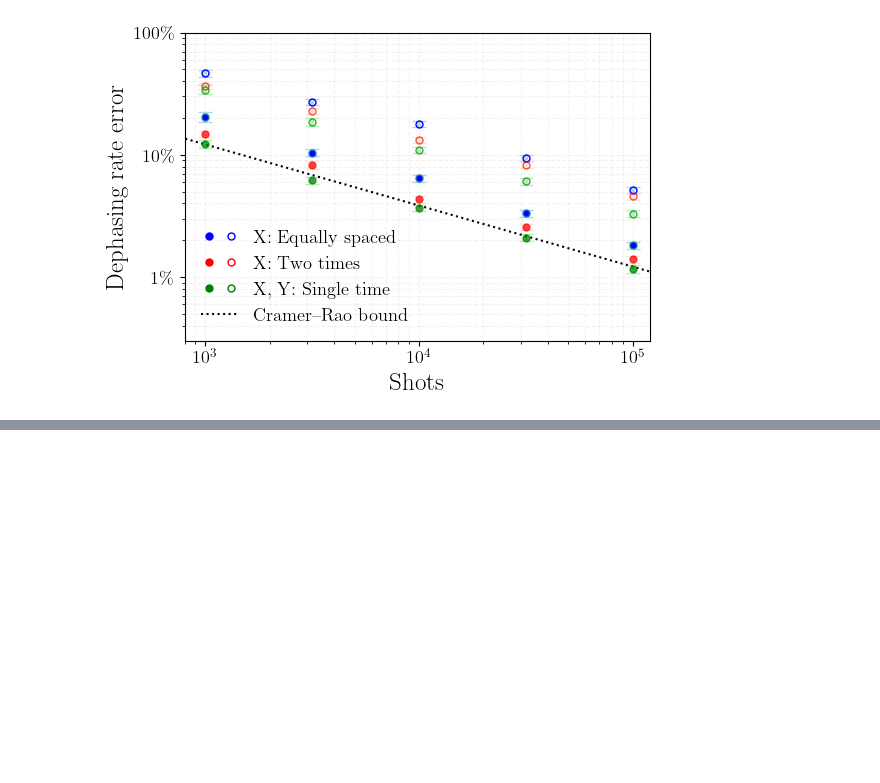
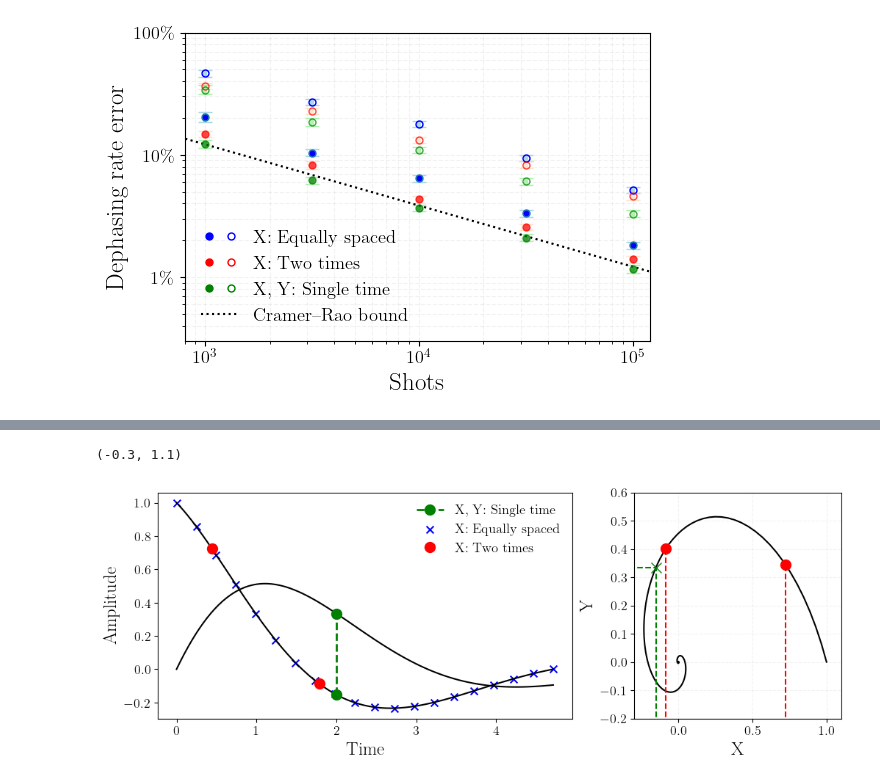
Before and after one commit to Davidkatom/Crosstalk, a Jupyter notebook: Paper/GraphForPaper.ipynb, the cells around one changed output, grey strips where cells are left out. Drawn from its saved outputs; the diff is of its cells as text; code cells hidden in the pictures; blank space fills up the shorter version.

```diff
--- a/Paper/GraphForPaper.ipynb
+++ b/Paper/GraphForPaper.ipynb
@@ -984,3 +982,53 @@ ax.legend(loc='upper right', fontsize=10, frameon=True)
 
 plt.tight_layout()
 plt.show()
+# %%
+w = 1
+a = 0.5
+t = np.linspace(0, 1.5*np.pi, 100)
+
+fig, axes = plt.subplots(1, 2, figsize=(12, 4), gridspec_kw={'width_ratios': [2, 1]})
+
+X = lambda t: np.cos(w*t)*np.exp(-a*t)
+Y = lambda t: np.sin(w*t)*np.exp(-a*t)
+fisher_delay = np.array([0.4439410861020235, 1.784695781691183])
+uni_delay = np.linspace(0, 1.5*np.pi, 20)
+t_local = 1/a
+
+axes[0].plot(t,X(t),'-', color='black')
+axes[0].plot(t,Y(t),'-', color='black')
+
+axes[0].plot([1/a, 1/a], [X(t_local), Y(t_local)], 'o--', linewidth=2,color='green', markersize=10, markerfacecolor='green', label='X, Y: Single time')  # 'k-' means black solid line
+
+axes[0].scatter(uni_delay, X(uni_delay), s= 50, color='blue', label="X: Equally spaced", marker='x')
+axes[0].plot(fisher_delay, X(fisher_delay), 'o' ,label='X: Two times', color='red')
+axes[0].grid(False)
+axes[0].set_xlabel('Time')
+axes[0].set_ylabel('Amplitude')
+axes[0].legend()
+t = np.linspace(0, 10.5*np.pi, 500)
+axes[1].plot(X(t), Y(t), color='black')
+axes[1].set_xlabel('X')
+axes[1].set_ylabel('Y')
+
+axes[1].plot(X(t_local), Y(t_local), 'x', color="green")
+axes[1].plot([X(t_local), X(t_local)],[-10, Y(t_local)], '--', color="green")
+axes[1].plot([-0.5, X(t_local)],[Y(t_local), Y(t_local)], '--', color="green")
+
+
+
+axes[1].plot(X(fisher_delay), Y(fisher_delay), 'o' ,label='X: Two times', color='red')
+for i in range(len(fisher_delay)):
+    axes[1].plot([X(fisher_delay[i]), X(fisher_delay)[i]],[-10, Y(fisher_delay)[i]], '--', color="red")
+
+# axes[1].plot([X(uni_delay), X(uni_delay)],[Y(uni_delay), Y(uni_delay)], 'x', color="lightblue")
+# for i in range(len(uni_delay)):
+#     axes[1].plot([X(uni_delay[i]), X(uni_delay[i])],[-10, Y(uni_delay[i])], ':', color="lightblue")
+#
+#
+
+axes[1].set_ylim(-0.2,0.6)
+axes[1].set_xlim(-0.3,1.1)
+# %% [output]
+(-0.3, 1.1)
+[figure, added]
```
Also changed, not shown: parts of 2 cells of this notebook, 2 other files.
